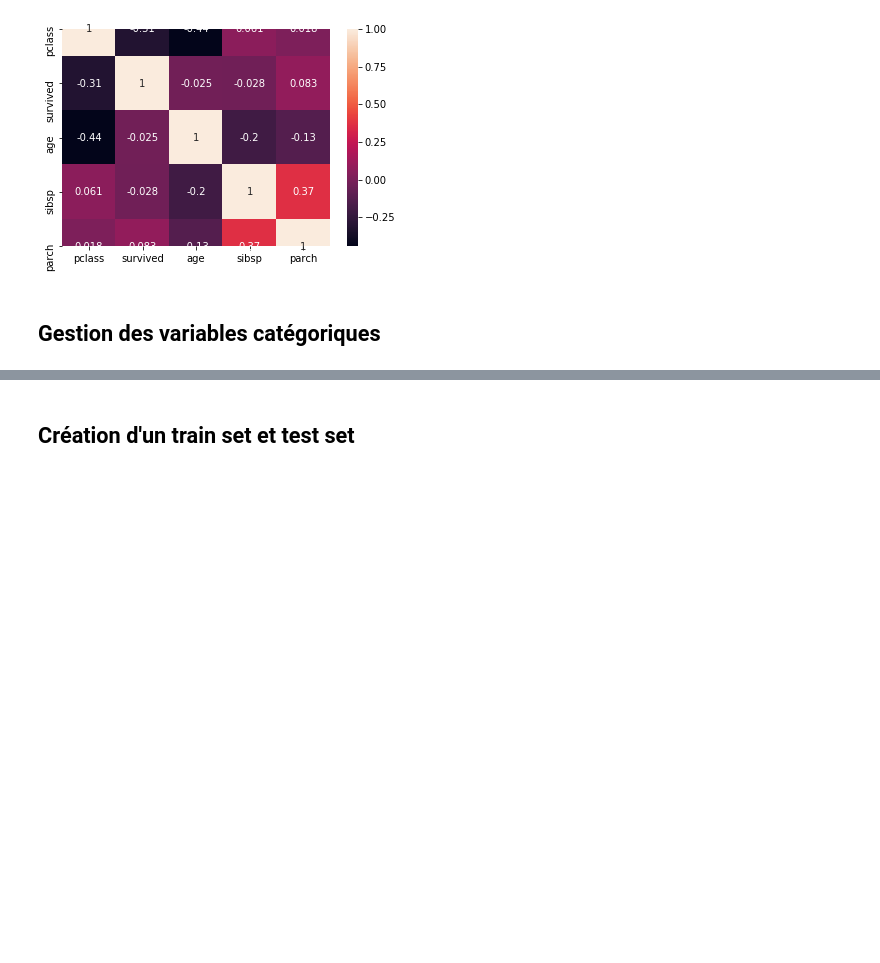
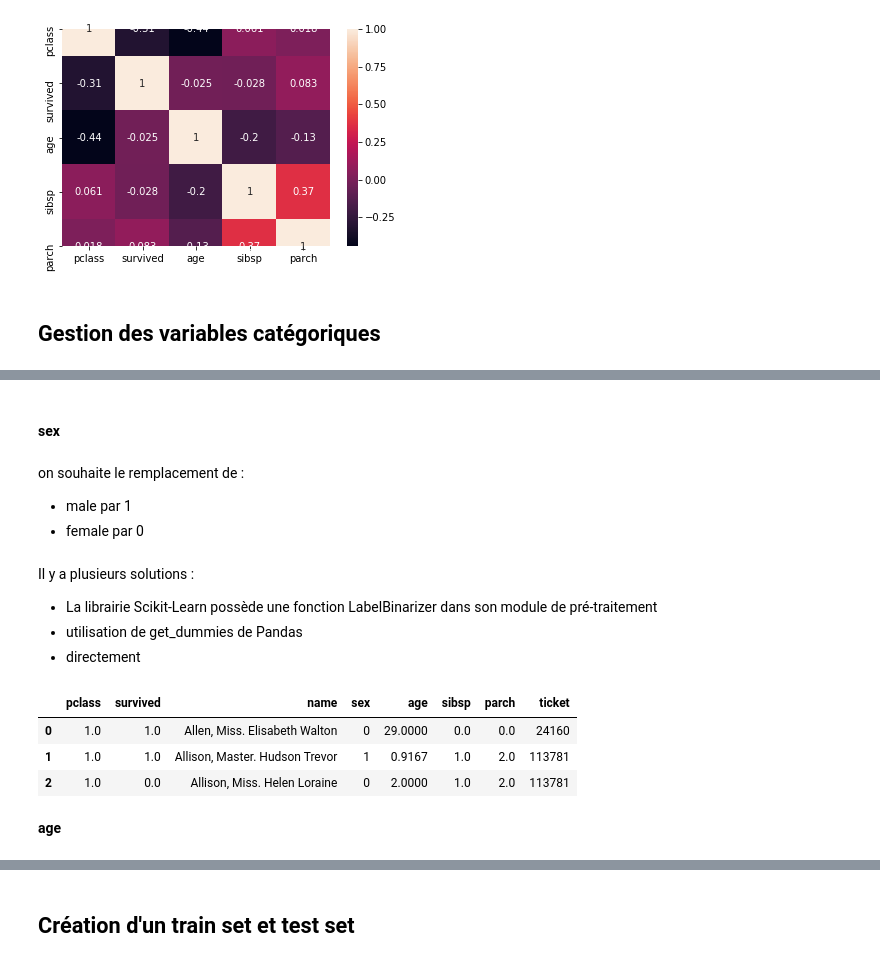
Before and after one commit to DROMZEE/titanic, a Jupyter notebook: Régression_logistique_Titanic.ipynb, the cells around one changed output, grey strips where cells are left out. Cells and saved outputs as stored; diff of their text form; code cells hidden in the pictures; blank space fills up the shorter version.

```diff
--- a/Régression_logistique_Titanic.ipynb
+++ b/Régression_logistique_Titanic.ipynb
@@ -375,0 +447,23 @@ titanic_corr(titanic)
+# %% [markdown]
+#### sex
+# %% [markdown]
+on souhaite le remplacement de :
+* male par 1
+* female par 0
+# %% [markdown]
+Il y a plusieurs solutions :
+* La librairie Scikit-Learn possède une fonction LabelBinarizer dans son module de pré-traitement
+* utilisation de get_dummies de Pandas
+* directement
+# %%
+titanic.loc[(titanic.sex == "male", "sex")]=1
+titanic.loc[(titanic.sex == "female", "sex")]=0
+# %%
+titanic.head(3)
+# %% [output]
+|  | pclass | survived | name | sex | age | sibsp | parch | ticket |
+| 0 | 1.0 | 1.0 | Allen, Miss. Elisabeth Walton | 0 | 29.0000 | 0.0 | 0.0 | 24160 |
+| 1 | 1.0 | 1.0 | Allison, Master. Hudson Trevor | 1 | 0.9167 | 1.0 | 2.0 | 113781 |
+| 2 | 1.0 | 0.0 | Allison, Miss. Helen Loraine | 0 | 2.0000 | 1.0 | 2.0 | 113781 |
+# %% [markdown]
+**age**
```
Also changed, not shown: parts of 28 cells of this notebook.
